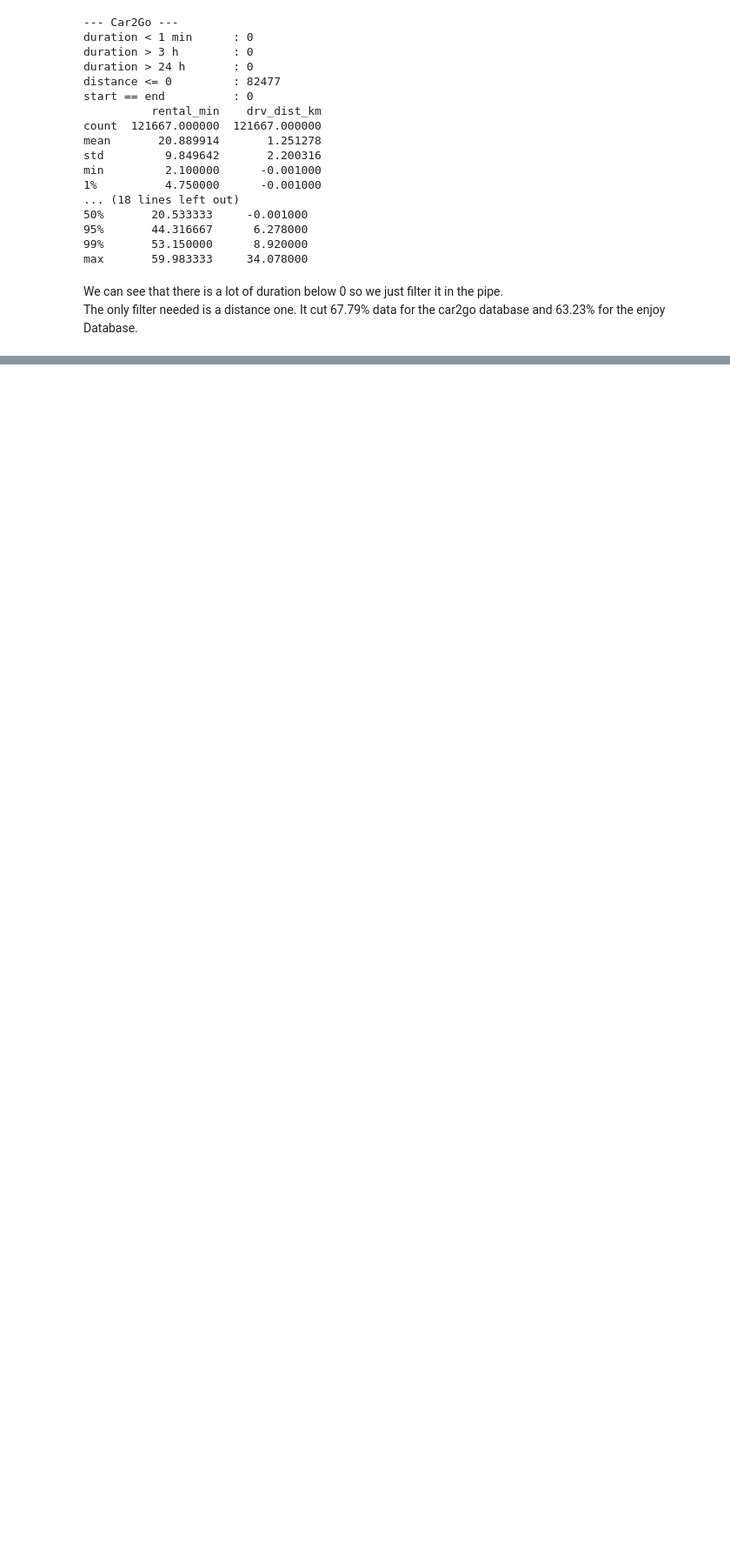
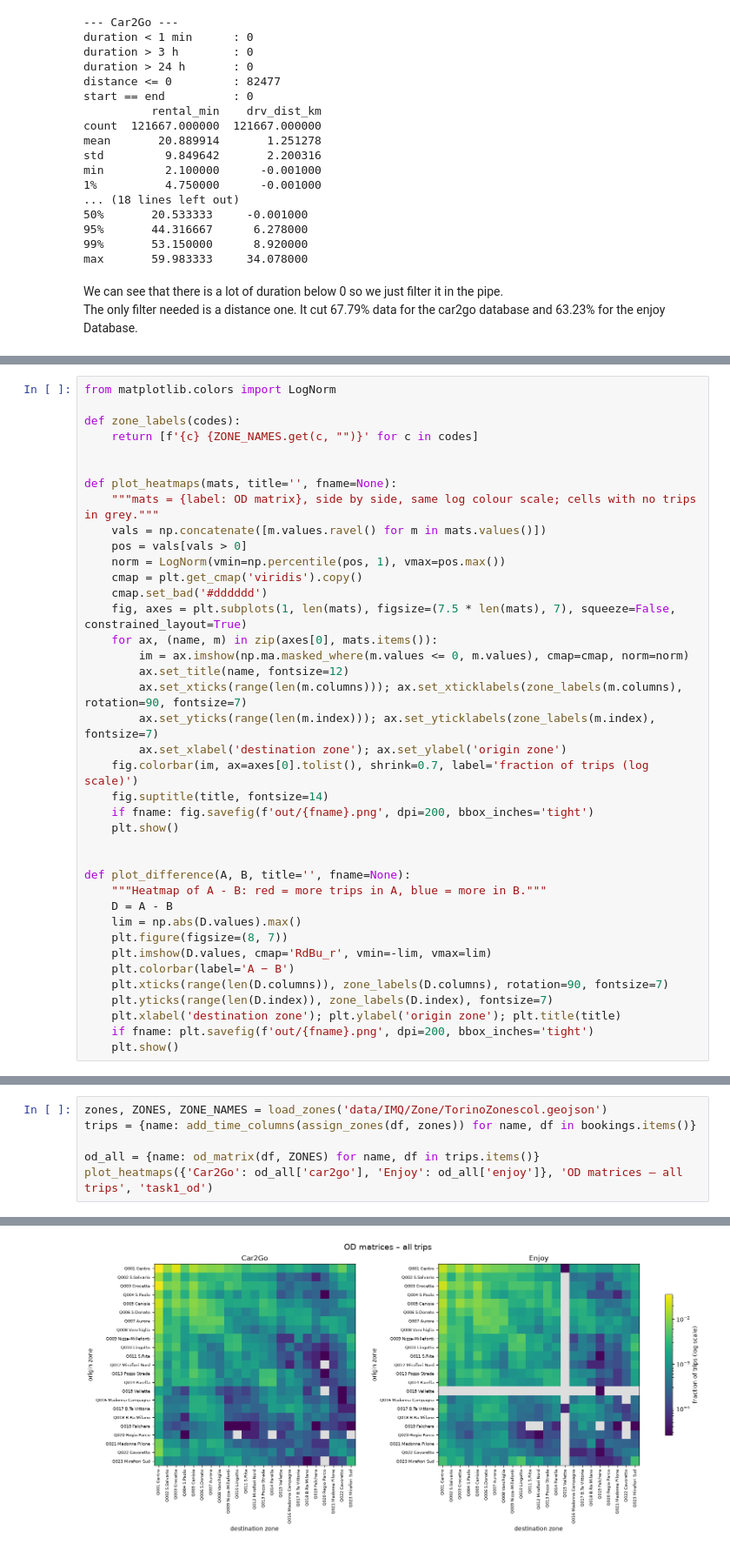
Before and after one commit to Bonbia/ICT4SM, a Jupyter notebook: TP2/Merged.ipynb, the cells around one changed output, grey strips where cells are left out. Shown at 87% size. Saved outputs shown, nothing was run; the diff lists cells and outputs as text; blank space fills up the shorter version.

```diff
--- a/TP2/Merged.ipynb
+++ b/TP2/Merged.ipynb
@@ -272,0 +389,39 @@ The only filter needed is a distance one. It cut 67.79% data for the car2go data
+# %%
+from matplotlib.colors import LogNorm
+
+def zone_labels(codes):
+    return [f'{c} {ZONE_NAMES.get(c, "")}' for c in codes]
+
+
+def plot_heatmaps(mats, title='', fname=None):
+    """mats = {label: OD matrix}, side by side, same log colour scale; cells with no trips in grey."""
+    vals = np.concatenate([m.values.ravel() for m in mats.values()])
+    pos = vals[vals > 0]
+    norm = LogNorm(vmin=np.percentile(pos, 1), vmax=pos.max())
+    cmap = plt.get_cmap('viridis').copy()
+    cmap.set_bad('#dddddd')
+    fig, axes = plt.subplots(1, len(mats), figsize=(7.5 * len(mats), 7), squeeze=False, constrained_layout=True)
+    for ax, (name, m) in zip(axes[0], mats.items()):
+        im = ax.imshow(np.ma.masked_where(m.values <= 0, m.values), cmap=cmap, norm=norm)
+        ax.set_title(name, fontsize=12)
+        ax.set_xticks(range(len(m.columns))); ax.set_xticklabels(zone_labels(m.columns), rotation=90, fontsize=7)
+        ax.set_yticks(range(len(m.index))); ax.set_yticklabels(zone_labels(m.index), fontsize=7)
+        ax.set_xlabel('destination zone'); ax.set_ylabel('origin zone')
+    fig.colorbar(im, ax=axes[0].tolist(), shrink=0.7, label='fraction of trips (log scale)')
+    fig.suptitle(title, fontsize=14)
+    if fname: fig.savefig(f'out/{fname}.png', dpi=200, bbox_inches='tight')
+    plt.show()
+
+
+def plot_difference(A, B, title='', fname=None):
+    """Heatmap of A - B: red = more trips in A, blue = more in B."""
+    D = A - B
+    lim = np.abs(D.values).max()
+    plt.figure(figsize=(8, 7))
+    plt.imshow(D.values, cmap='RdBu_r', vmin=-lim, vmax=lim)
+    plt.colorbar(label='A − B')
+    plt.xticks(range(len(D.columns)), zone_labels(D.columns), rotation=90, fontsize=7)
+    plt.yticks(range(len(D.index)), zone_labels(D.index), fontsize=7)
+    plt.xlabel('destination zone'); plt.ylabel('origin zone'); plt.title(title)
+    if fname: plt.savefig(f'out/{fname}.png', dpi=200, bbox_inches='tight')
+    plt.show()
@@ -272,0 +430,7 @@ The only filter needed is a distance one. It cut 67.79% data for the car2go data
+# %%
+zones, ZONES, ZONE_NAMES = load_zones('data/IMQ/Zone/TorinoZonescol.geojson')
+trips = {name: add_time_columns(assign_zones(df, zones)) for name, df in bookings.items()}
+
+od_all = {name: od_matrix(df, ZONES) for name, df in trips.items()}
+plot_heatmaps({'Car2Go': od_all['car2go'], 'Enjoy': od_all['enjoy']}, 'OD matrices – all trips', 'task1_od')
+# %% [output]
@@ -272,0 +439 @@ The only filter needed is a distance one. It cut 67.79% data for the car2go data
+[figure, added]
```
Also changed, not shown: parts of 21 cells of this notebook.
